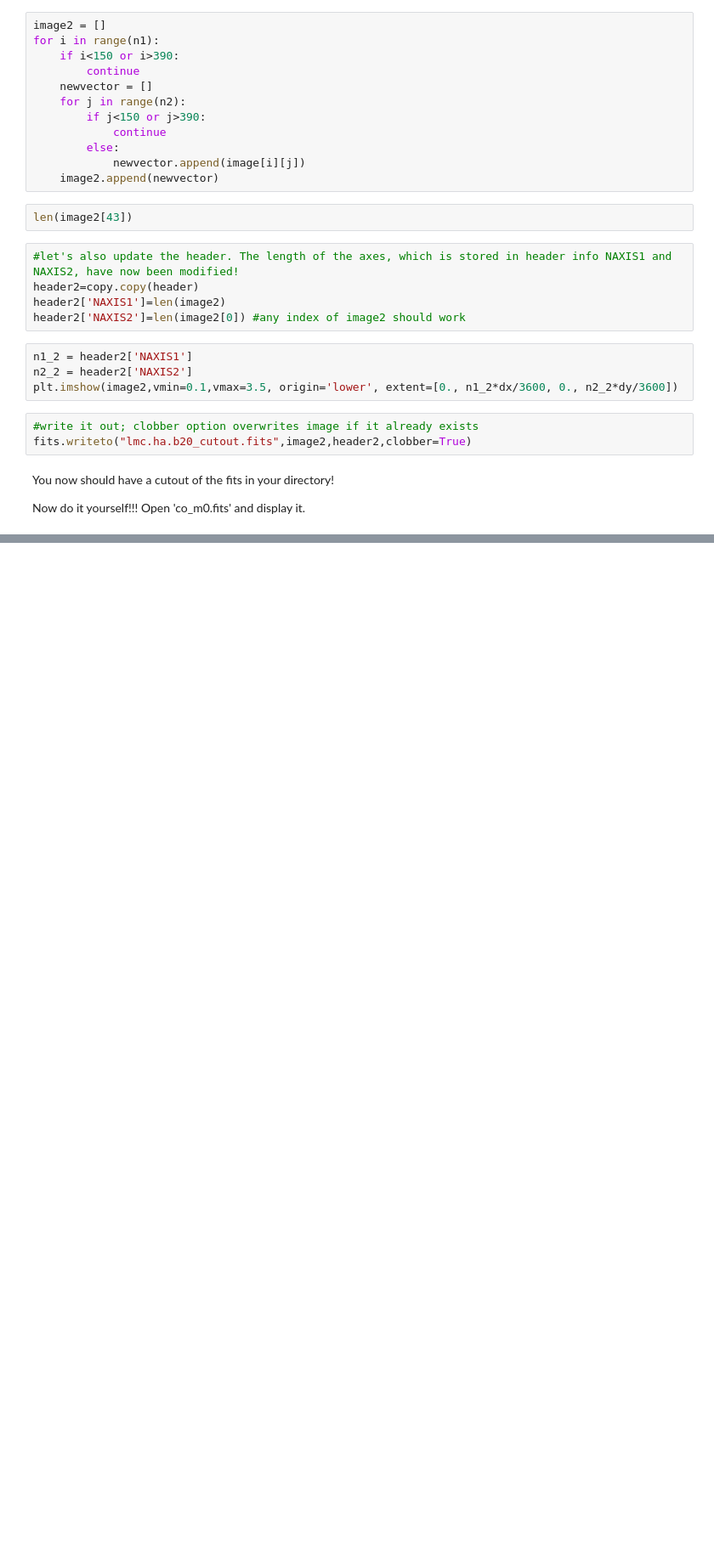
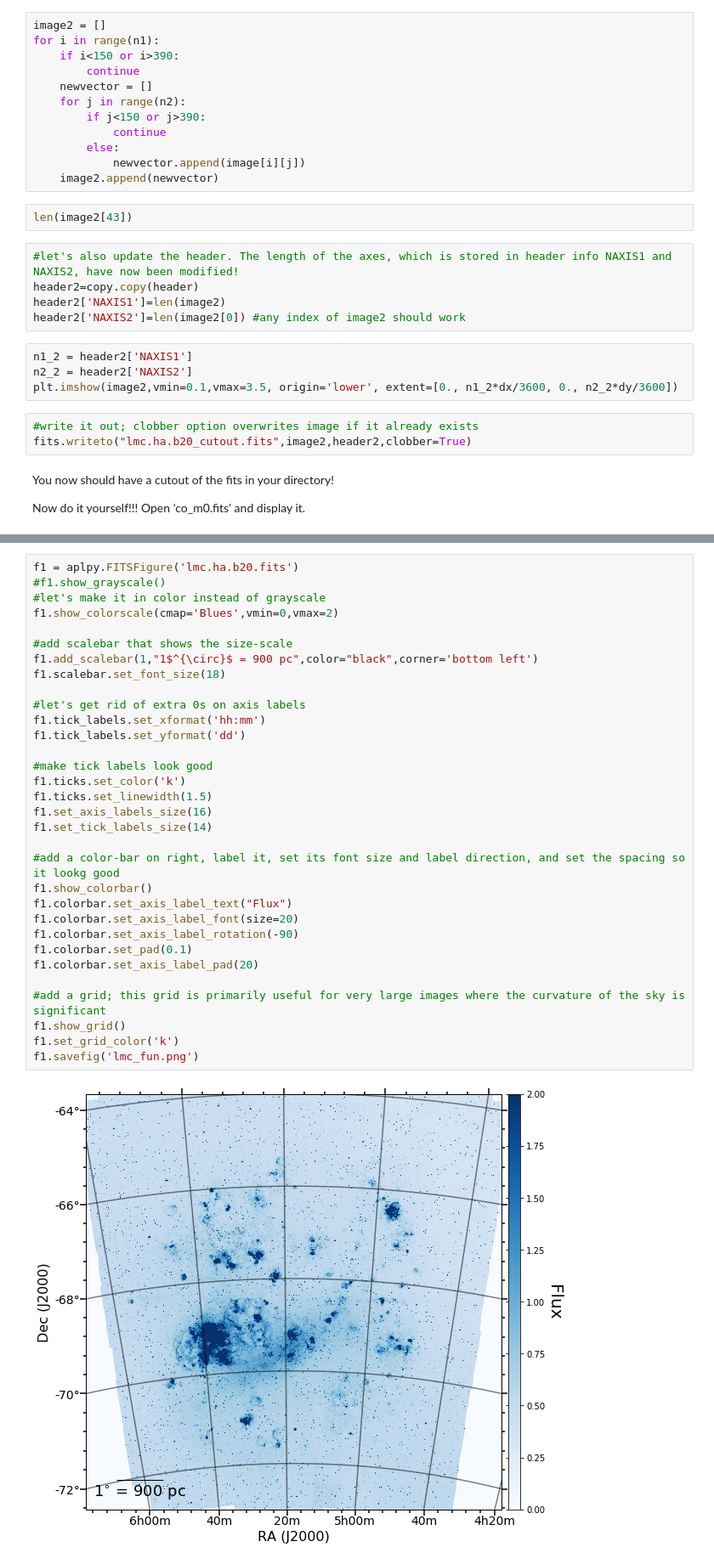
Before and after one commit to iwstephens/pythonSAOLIP, a Jupyter notebook: Python_Workshop_SAOLIP_July8.ipynb, the cells around one changed output, grey strips where cells are left out. Shown: that part at 85% size. Cells and saved outputs as stored; diff of their text form; blank space fills up the shorter version.

```diff
--- a/Python_Workshop_SAOLIP_July8.ipynb
+++ b/Python_Workshop_SAOLIP_July8.ipynb
@@ -151,0 +165,34 @@ f1.show_grayscale()
+# %%
+f1 = aplpy.FITSFigure('lmc.ha.b20.fits')
+#f1.show_grayscale()
+#let's make it in color instead of grayscale
+f1.show_colorscale(cmap='Blues',vmin=0,vmax=2)
+
+#add scalebar that shows the size-scale
+f1.add_scalebar(1,"1$^{\circ}$ = 900 pc",color="black",corner='bottom left')
+f1.scalebar.set_font_size(18)
+
+#let's get rid of extra 0s on axis labels
+f1.tick_labels.set_xformat('hh:mm')
+f1.tick_labels.set_yformat('dd')
+
+#make tick labels look good
+f1.ticks.set_color('k')
+f1.ticks.set_linewidth(1.5)
+f1.set_axis_labels_size(16)
+f1.set_tick_labels_size(14)
+
+#add a color-bar on right, label it, set its font size and label direction, and set the spacing so it lookg good
+f1.show_colorbar()
+f1.colorbar.set_axis_label_text("Flux")
+f1.colorbar.set_axis_label_font(size=20)
+f1.colorbar.set_axis_label_rotation(-90)
+f1.colorbar.set_pad(0.1)
+f1.colorbar.set_axis_label_pad(20)
+
+#add a grid; this grid is primarily useful for very large images where the curvature of the sky is significant
+f1.show_grid()
+f1.set_grid_color('k')
+f1.savefig('lmc_fun.png')
+# %% [output]
+[figure, added]
```
Also changed, not shown: parts of 4 cells of this notebook.
